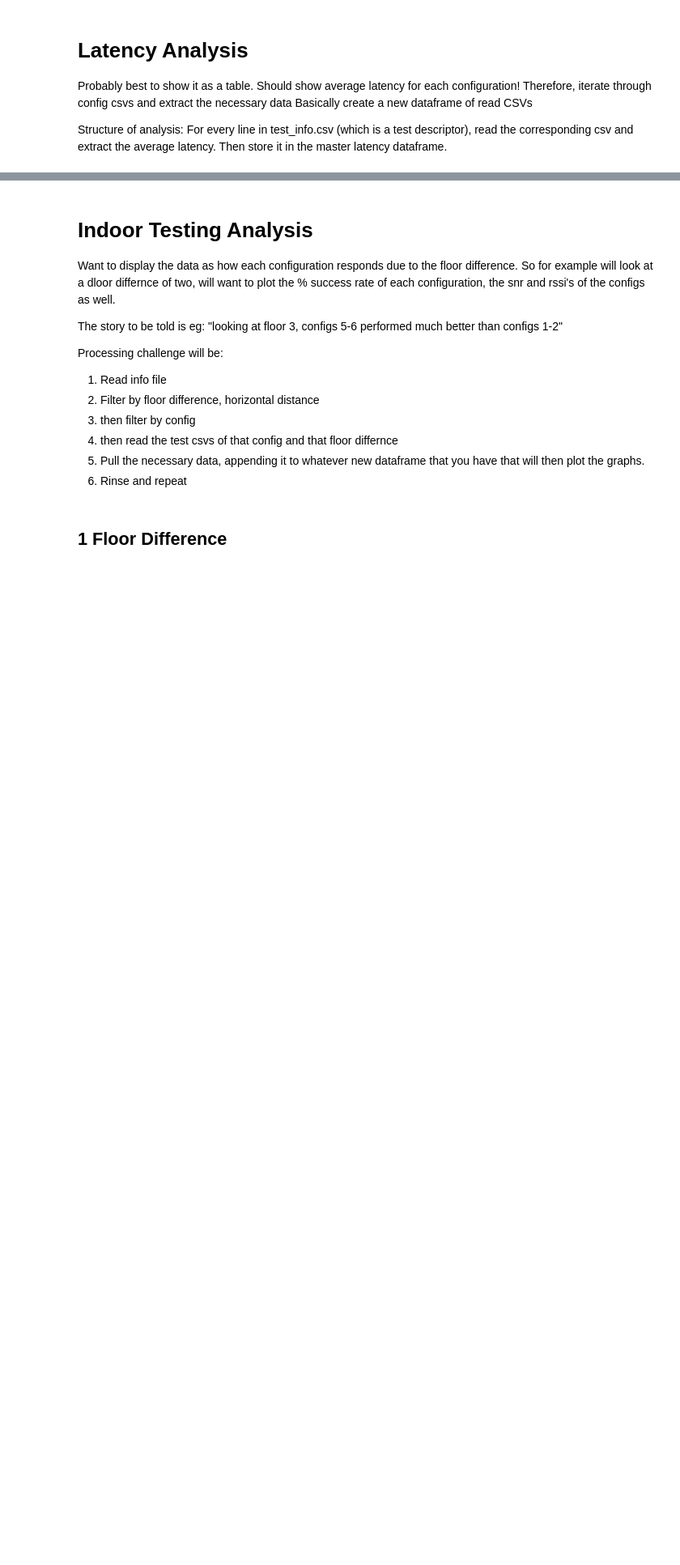
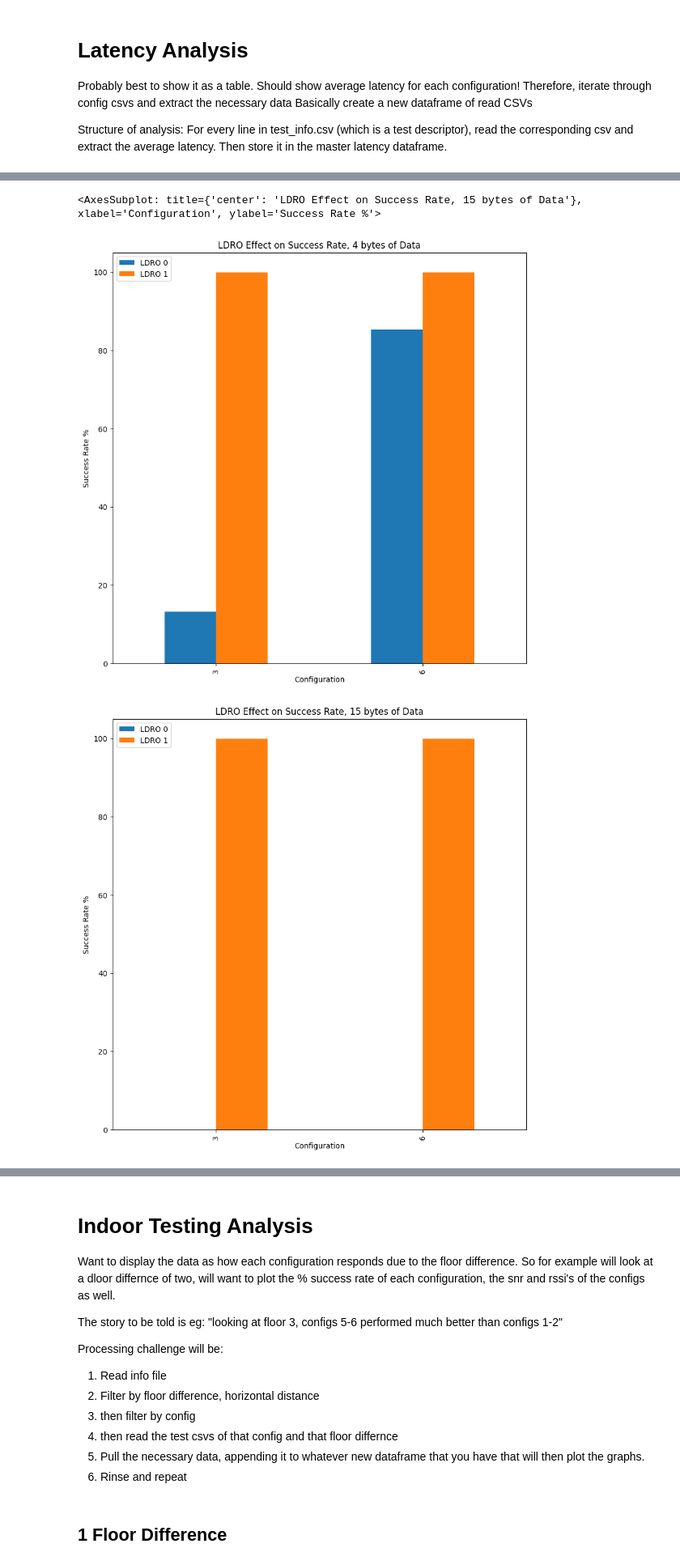
Before and after one commit to marrrk/LoRaDongle, a Jupyter notebook: testing/analyser.ipynb, the cells around one changed output, grey strips where cells are left out. Shown at 81% size. Saved outputs shown, nothing was run; the diff lists cells and outputs as text; code cells hidden in the pictures; blank space fills up the shorter version.

Commit message:
updated latency tests

```diff
--- a/testing/analyser.ipynb
+++ b/testing/analyser.ipynb
@@ -159,0 +327,13 @@ Then store it in the master latency dataframe.
+# %%
+ldro4_df = pd.DataFrame.from_dict(ldro4_results)
+ldro15_df = pd.DataFrame.from_dict(ldro15_results)
+
+latencytx_df = pd.DataFrame.from_dict(latencytx_results)
+latencyrx_df = pd.DataFrame.from_dict(latencyrx_results)
+
+print("The latencies for transmission are as follows:")
+print(latencytx_df)
+
+
+print("The latencies for round trip are as follows:")
+print(latencyrx_df)
@@ -159,0 +359,6 @@ Then store it in the master latency dataframe.
+# %%
+print(ldro4_df)
+
+ldro4_df.plot(kind="bar", x='Configuration', title='LDRO Effect on Success Rate, 4 bytes of Data', ylabel="Success Rate %", figsize=[10,10], legend=True)
+ldro15_df.plot(kind="bar", x='Configuration', title='LDRO Effect on Success Rate, 15 bytes of Data', ylabel="Success Rate %", figsize=[10,10], legend=True)
+# %% [output]
@@ -160,3 +368,6 @@ Then store it in the master latency dataframe.
+<AxesSubplot: title={'center': 'LDRO Effect on Success Rate, 15 bytes of Data'}, xlabel='Configuration', ylabel='Success Rate %'>
+[figure, added]
+[figure, added]
 # %%
 latency_columns = ['Configuration', "Average Tx Time", "Average Round Trip Time"]#, "Max Tx Time", "Min Tx Time"]  #for now, configuration corresponds to test number, for latency testing there should really be only six tests
 latency_results = {}
```
Also changed, not shown: parts of 22 cells of this notebook, 1 other file.
